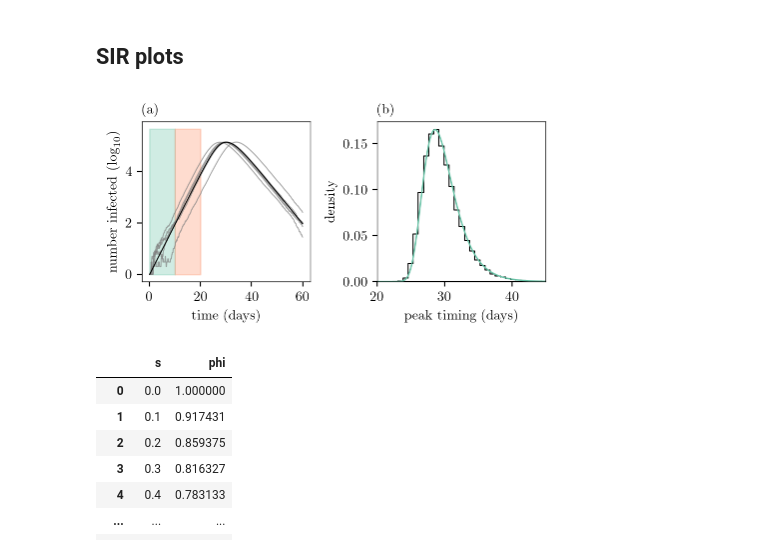
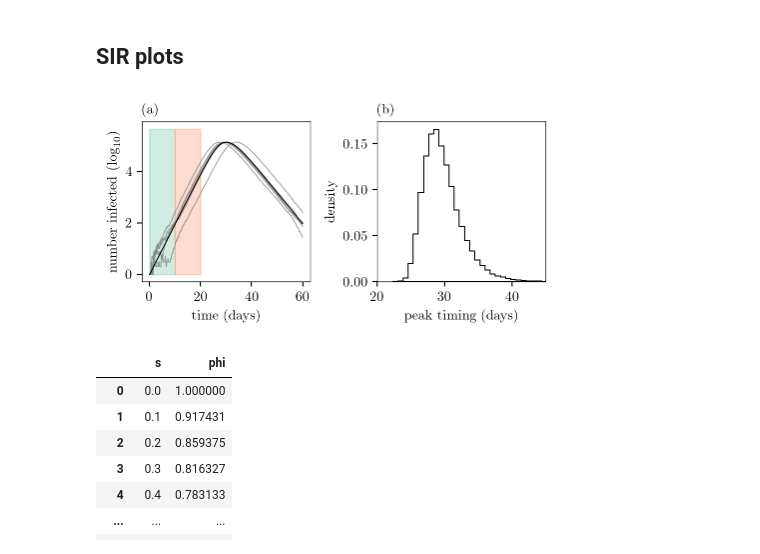
Before and after one commit to djmorris7/Computation_of_random_time-shifts, a Jupyter notebook: plots.ipynb, the cells around one changed output. Drawn from its saved outputs; the diff is of its cells as text; code cells hidden in the pictures.

```diff
--- a/plots.ipynb
+++ b/plots.ipynb
@@ -105,40 +105,40 @@ axs[0].fill_between(
     1.1 * max(np.log10(df_det["I"])[t_keep]),
     alpha=0.3,
     zorder=0,
     color="C1",
 )
 
 sns.histplot(
     df_peaks["peak_timings"],
     stat="density",
     bins=40,
     ax=axs[1],
     shrink=True,
     alpha=0,
     ec="black",
     element="step",
     lw=0.75,
 )
 
 # Overlay the estimated PDF + add the extra bit for estimating the distribution of the peak
-axs[1].plot(
-    -df_pdf_vals["t"] + sol.t[np.argmax(sol.y[1])],
-    df_pdf_vals["pdf"],
-    color="C0",
-    lw=1.0,
-)
+# axs[1].plot(
+#     -df_pdf_vals["t"] + sol.t[np.argmax(sol.y[1])],
+#     df_pdf_vals["pdf"],
+#     color="C0",
+#     lw=1.0,
+# )
 # sns.kdeplot(df_peaks['peak_timings'], ax=axs[1], color='#4c9be3')
 axs[1].set_xlim((20, 45))
 axs[1].set_xlabel("peak timing (days)")
 axs[1].set_ylabel("density")
 
 axs[0].set_title(r"(a)", loc="left", fontsize=10)
 axs[1].set_title(r"(b)", loc="left", fontsize=10)
 
 fig.tight_layout()
 plt.savefig(figures_dir + "Figure1.pdf", dpi=300, bbox_inches="tight")
 # %% [output]
-[figure, old version]
+[figure, new version]
 # %%
 df_tau_mapping = pd.read_csv(results_dir + "tau_mapping.csv")
 df_tau_log_state_dist = pd.read_csv(results_dir + "tau_log_state.csv")
```
Also changed, not shown: parts of 8 cells of this notebook, 2 other files.
